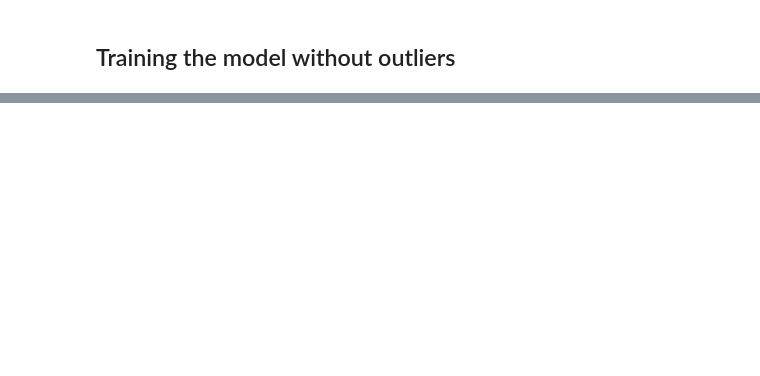
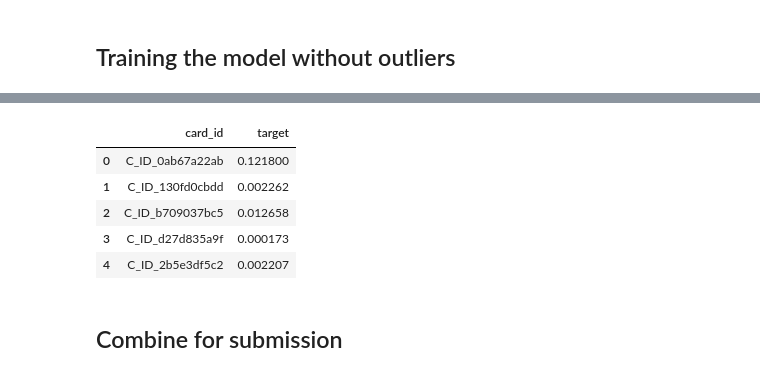
Before and after one commit to cgaoumd/Kaggle--Elo_Loyalty_Score, a Jupyter notebook: ML_Outlier_ELO.ipynb, the cells around one changed output, grey strips where cells are left out. Saved outputs shown, nothing was run; the diff lists cells and outputs as text; code cells hidden in the pictures; blank space fills up the shorter version.

Commit message:
Improved model by building the outlier classifier

```diff
--- a/ML_Outlier_ELO.ipynb
+++ b/ML_Outlier_ELO.ipynb
@@ -124,0 +236,41 @@ print("CV score: {:<8.5f}".format(mean_squared_error(oof, target)**0.5))
+# %%
+param = {'num_leaves': 31,
+         'min_data_in_leaf': 30,
+         'objective':'binary',
+         'max_depth': 6,
+         'learning_rate': 0.01,
+         "feature_fraction": 0.9,
+         "bagging_freq": 1,
+         "bagging_fraction": 0.9 ,
+         "bagging_seed": 11,
+         "metric": 'binary_logloss',
+         "lambda_l1": 0.1,
+         "verbosity": -1,
+         "random_state": 2333}
+# %%
+folds = KFold(n_splits=5, shuffle=True, random_state=15)
+oof = np.zeros(len(train_df))
+predictions = np.zeros(len(test_df))
+feature_importance_df = pd.DataFrame()
+
+start = time.time()
+
+
+for fold_, (trn_idx, val_idx) in enumerate(folds.split(train_df.values, target.values)):
+    print("fold n°{}".format(fold_))
+    trn_data = lgb.Dataset(train_df.iloc[trn_idx][features], label=target.iloc[trn_idx], categorical_feature=categorical_feats)
+    val_data = lgb.Dataset(train_df.iloc[val_idx][features], label=target.iloc[val_idx], categorical_feature=categorical_feats)
+
+    num_round = 10000
+    clf = lgb.train(param, trn_data, num_round, valid_sets = [trn_data, val_data], verbose_eval=100, early_stopping_rounds = 200)
+    oof[val_idx] = clf.predict(train_df.iloc[val_idx][features], num_iteration=clf.best_iteration)
+
+    fold_importance_df = pd.DataFrame()
+    fold_importance_df["feature"] = features
+    fold_importance_df["importance"] = clf.feature_importance()
+    fold_importance_df["fold"] = fold_ + 1
+    feature_importance_df = pd.concat([feature_importance_df, fold_importance_df], axis=0)
+
+    predictions += clf.predict(test_df[features], num_iteration=clf.best_iteration) / folds.n_splits
+
+print("CV score: {:<8.5f}".format(log_loss(target, oof)))
@@ -124,0 +295,13 @@ print("CV score: {:<8.5f}".format(mean_squared_error(oof, target)**0.5))
+# %%
+df_outlier_prob = pd.DataFrame({"card_id":test_df["card_id"].values})
+df_outlier_prob["target"] = predictions
+df_outlier_prob.head()
+# %% [output]
+|  | card_id | target |
+| 0 | C_ID_0ab67a22ab | 0.121800 |
+| 1 | C_ID_130fd0cbdd | 0.002262 |
+| 2 | C_ID_b709037bc5 | 0.012658 |
+| 3 | C_ID_d27d835a9f | 0.000173 |
+| 4 | C_ID_2b5e3df5c2 | 0.002207 |
+# %% [markdown]
+## Combine for submission
```
Also changed, not shown: parts of 23 cells of this notebook, 1 other file.
